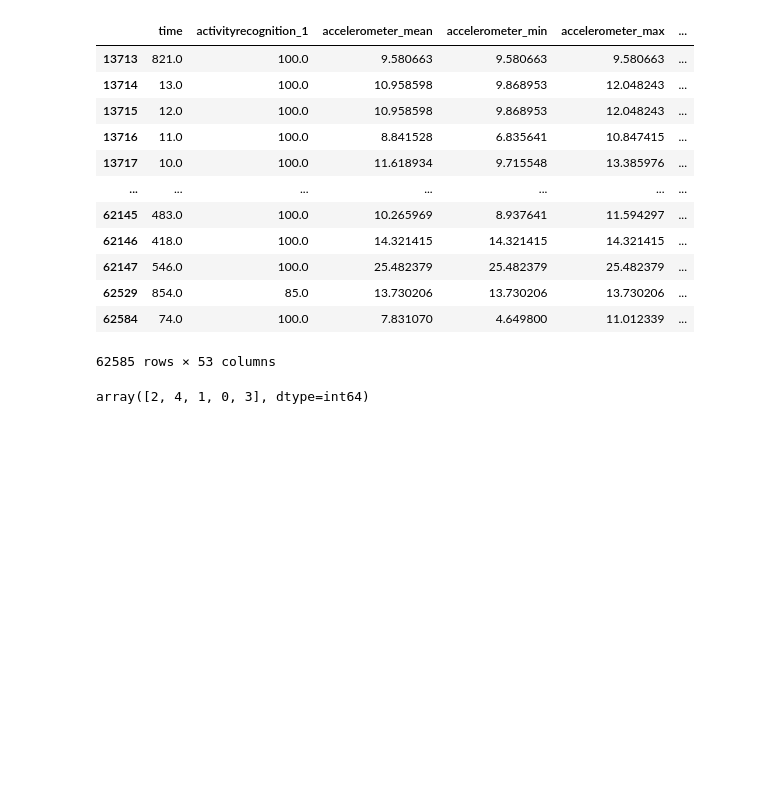
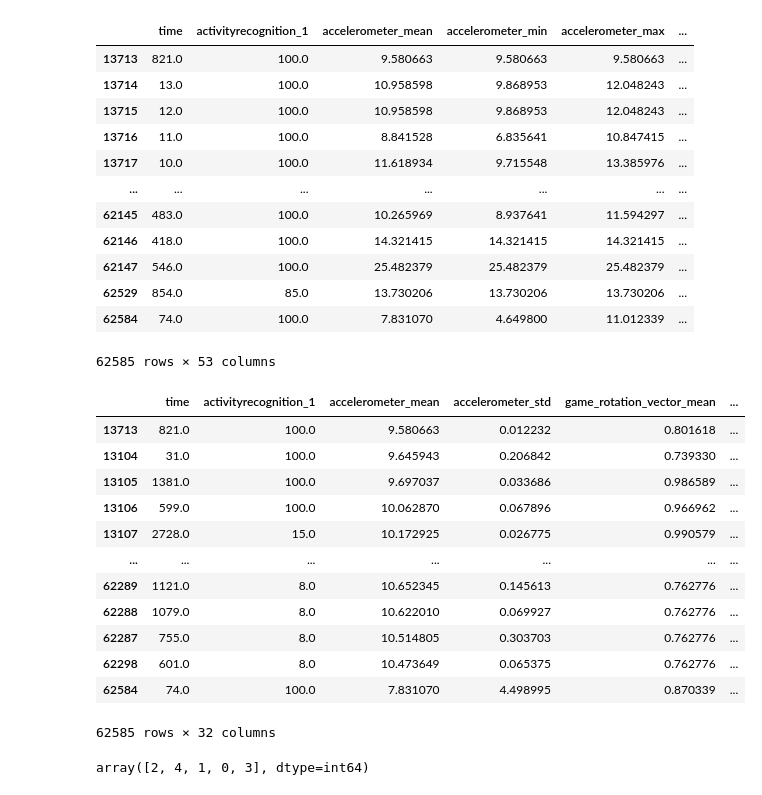
Before and after one commit to nagarjuna-de/apple_watch_tracker, a Jupyter notebook: Jupyter notebooks/nan_values.ipynb, the cells around one changed output. Drawn from its saved outputs; the diff is of its cells as text; code cells hidden in the pictures; blank space fills up the shorter version.

```diff
--- a/Jupyter notebooks/nan_values.ipynb
+++ b/Jupyter notebooks/nan_values.ipynb
@@ -129,6 +129,38 @@ data
 # %%
 data = data.sort_values(by='user')
 data.drop(['user'], axis=1, inplace=True)
+# %%
+accelerometer_min = asarray(data['accelerometer_min'])
+accelerometer_max = asarray(data['accelerometer_max'])
+gyroscope_uncalibrated_min = asarray(data['gyroscope_uncalibrated_min'])
+gyroscope_uncalibrated_max = asarray(data['gyroscope_uncalibrated_max'])
+linear_acceleration_min = asarray(data['linear_acceleration_min'])
+linear_acceleration_max = asarray(data['linear_acceleration_max'])
+######
+data = data.drop(data.filter(regex='min').columns, axis=1)
+data = data.drop(data.filter(regex='max').columns, axis=1)
+#####
+data['accelerometer_min'] = accelerometer_min
+data['accelerometer_max'] = accelerometer_max
+data['gyroscope_uncalibrated_min'] = gyroscope_uncalibrated_min
+data['gyroscope_uncalibrated_max'] = gyroscope_uncalibrated_max
+data['linear_acceleration_min'] = linear_acceleration_min
+data['linear_acceleration_max'] = linear_acceleration_max
+data
+# %% [output]
+|  | time | activityrecognition_1 | accelerometer_mean | accelerometer_std | game_rotation_vector_mean | ... |
+| 13713 | 821.0 | 100.0 | 9.580663 | 0.012232 | 0.801618 | ... |
+| 13104 | 31.0 | 100.0 | 9.645943 | 0.206842 | 0.739330 | ... |
+| 13105 | 1381.0 | 100.0 | 9.697037 | 0.033686 | 0.986589 | ... |
+| 13106 | 599.0 | 100.0 | 10.062870 | 0.067896 | 0.966962 | ... |
+| 13107 | 2728.0 | 15.0 | 10.172925 | 0.026775 | 0.990579 | ... |
+| ... | ... | ... | ... | ... | ... | ... |
+| 62289 | 1121.0 | 8.0 | 10.652345 | 0.145613 | 0.762776 | ... |
+| 62288 | 1079.0 | 8.0 | 10.622010 | 0.069927 | 0.762776 | ... |
+| 62287 | 755.0 | 8.0 | 10.514805 | 0.303703 | 0.762776 | ... |
+| 62298 | 601.0 | 8.0 | 10.473649 | 0.065375 | 0.762776 | ... |
+| 62584 | 74.0 | 100.0 | 7.831070 | 4.498995 | 0.870339 | ... |
+62585 rows × 32 columns
 # %%
 data_test = data.iloc[:26000, :]
 data_train = data.iloc[26000: , :]
```
Also changed, not shown: parts of 1 cell of this notebook, 8 other files.
